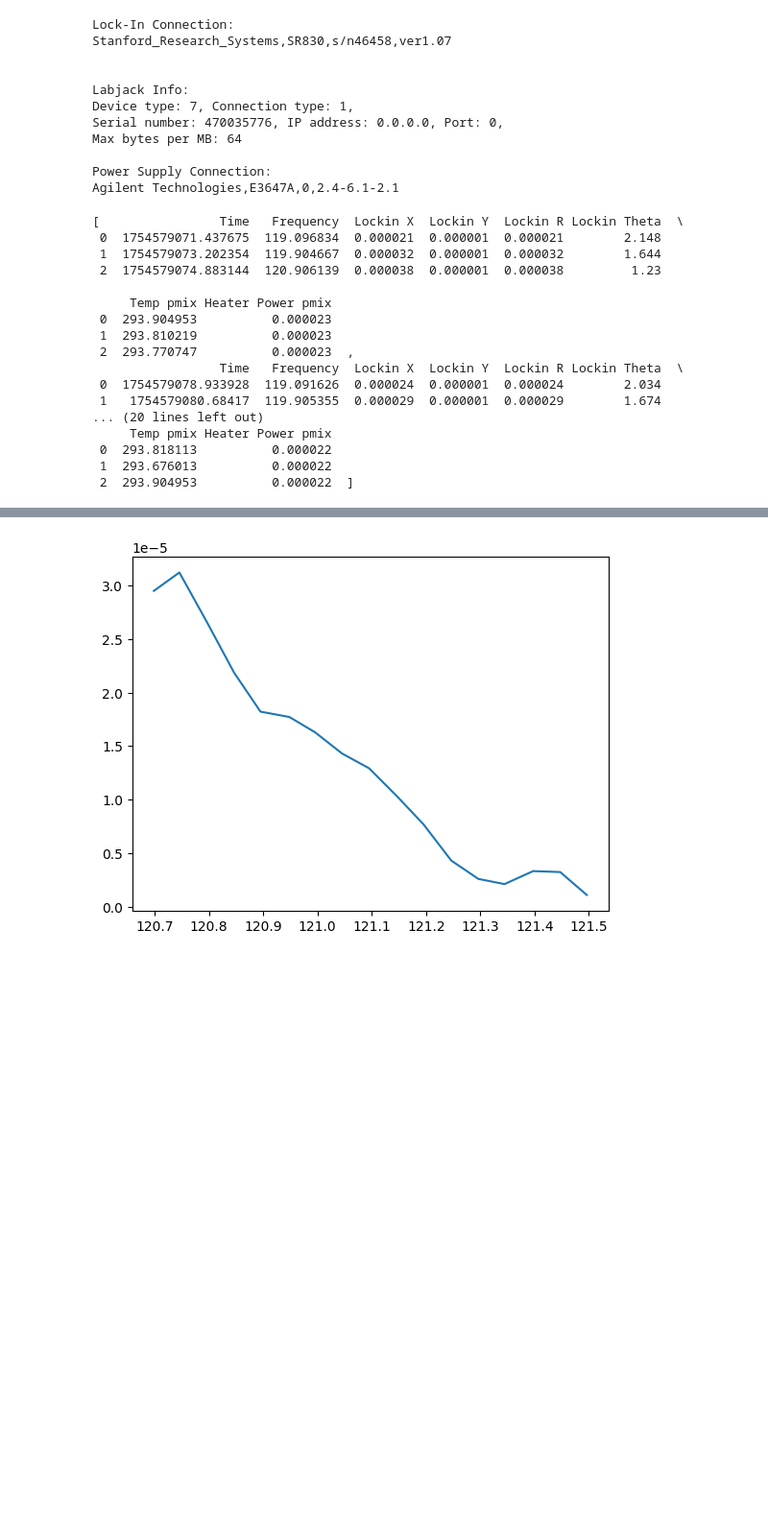
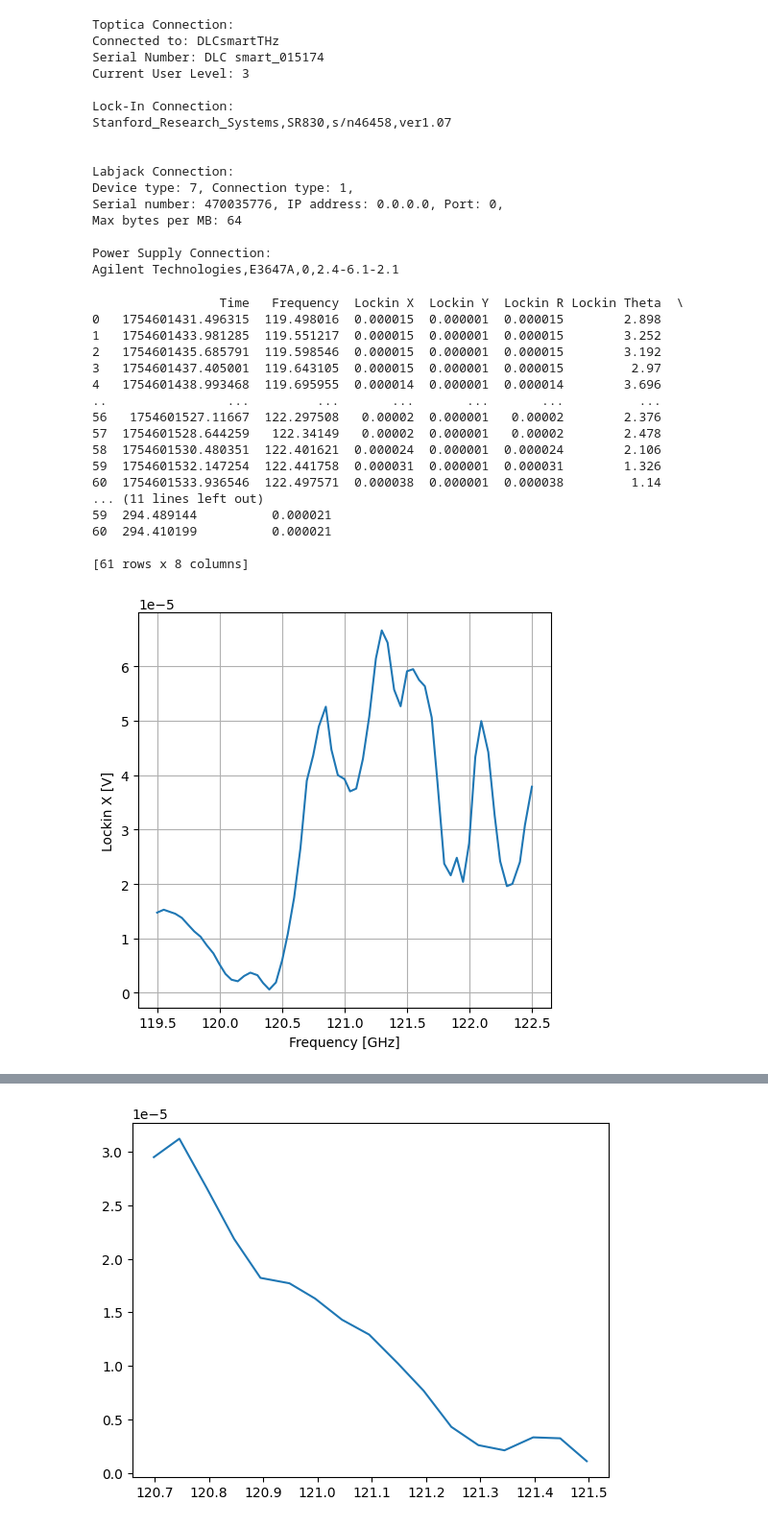
Before and after one commit to jacornelison/PROWLS-Control, a Jupyter notebook: Scripts/prowlscontrol_class_test_notebook.ipynb, the cells around one changed output, grey strips where cells are left out. Shown at 96% size. Saved outputs shown, nothing was run; the diff lists cells and outputs as text; code cells hidden in the pictures; blank space fills up the shorter version.

```diff
--- a/Scripts/prowlscontrol_class_test_notebook.ipynb
+++ b/Scripts/prowlscontrol_class_test_notebook.ipynb
@@ -1,13 +1,18 @@
 # %%
 from ProwlsControl import ProwlsControl
-pc = ProwlsControl(port='COM5')
+pc = ProwlsControl()
 #pc.laser_toggle_on()
 # %% [output]
+Toptica Connection:
+Connected to: DLCsmartTHz
+Serial Number: DLC smart_015174
+Current User Level: 3
+
 Lock-In Connection:
 Stanford_Research_Systems,SR830,s/n46458,ver1.07
 
 
-Labjack Info:
+Labjack Connection:
 Device type: 7, Connection type: 1,
 Serial number: 470035776, IP address: 0.0.0.0, Port: 0,
 Max bytes per MB: 64
@@ -15,25 +20,33 @@ Max bytes per MB: 64
 Power Supply Connection:
 Agilent Technologies,E3647A,0,2.4-6.1-2.1
 # %%
+import time
 pc.laser_toggle_on()
-#pc.multiscan(119.7,121.5,0.05,ftol=0.001,meas_time=0.01,nscans=2)
-pc.multiscan(119,121,1,ftol=0.1,meas_time=0.01,nscans=4)
+ts = time.time()
+#pc.scan(119.5,122.5,0.05,ftol=0.001,meas_time=0.01)
+pc.multiscan(119.5,122.5,0.05,ftol=0.001,meas_time=0.01,nscans=30*16)
+#pc.multiscan(119,121,1,ftol=0.1,meas_time=0.01,nscans=4)
 #pc.timestream(140,ftol=0.01,meas_time=5)
+pc.laser_toggle_off()
-# %% [output]
-[                Time   Frequency  Lockin X  Lockin Y  Lockin R Lockin Theta  \
- 0  1754579071.437675  119.096834  0.000021  0.000001  0.000021        2.148
- 1  1754579073.202354  119.904667  0.000032  0.000001  0.000032        1.644
- 2  1754579074.883144  120.906139  0.000038  0.000001  0.000038         1.23
-
-     Temp pmix Heater Power pmix
- 0  293.904953          0.000023
- 1  293.810219          0.000023
- 2  293.770747          0.000023  ,
-                 Time   Frequency  Lockin X  Lockin Y  Lockin R Lockin Theta  \
- 0  1754579078.933928  119.091626  0.000024  0.000001  0.000024        2.034
- 1   1754579080.68417  119.905355  0.000029  0.000001  0.000029        1.674
-... (20 lines left out)
-     Temp pmix Heater Power pmix
- 0  293.818113          0.000022
- 1  293.676013          0.000022
- 2  293.904953          0.000022  ]
+# %%
+print(pc.scan_data)
+pc.plot.plot_scan()
+# %% [output]
+                 Time   Frequency  Lockin X  Lockin Y  Lockin R Lockin Theta  \
+0   1754601431.496315  119.498016  0.000015  0.000001  0.000015        2.898
+1   1754601433.981285  119.551217  0.000015  0.000001  0.000015        3.252
+2   1754601435.685791  119.598546  0.000015  0.000001  0.000015        3.192
+3   1754601437.405001  119.643105  0.000015  0.000001  0.000015         2.97
+4   1754601438.993468  119.695955  0.000014  0.000001  0.000014        3.696
+..                ...         ...       ...       ...       ...          ...
+56   1754601527.11667  122.297508   0.00002  0.000001   0.00002        2.376
+57  1754601528.644259   122.34149   0.00002  0.000001   0.00002        2.478
+58  1754601530.480351  122.401621  0.000024  0.000001  0.000024        2.106
+59  1754601532.147254  122.441758  0.000031  0.000001  0.000031        1.326
+60  1754601533.936546  122.497571  0.000038  0.000001  0.000038         1.14
+... (11 lines left out)
+59  294.489144          0.000021
+60  294.410199          0.000021
+
+[61 rows x 8 columns]
+[figure, added]
```
Also changed, not shown: parts of 6 cells of this notebook, 10 other files.
